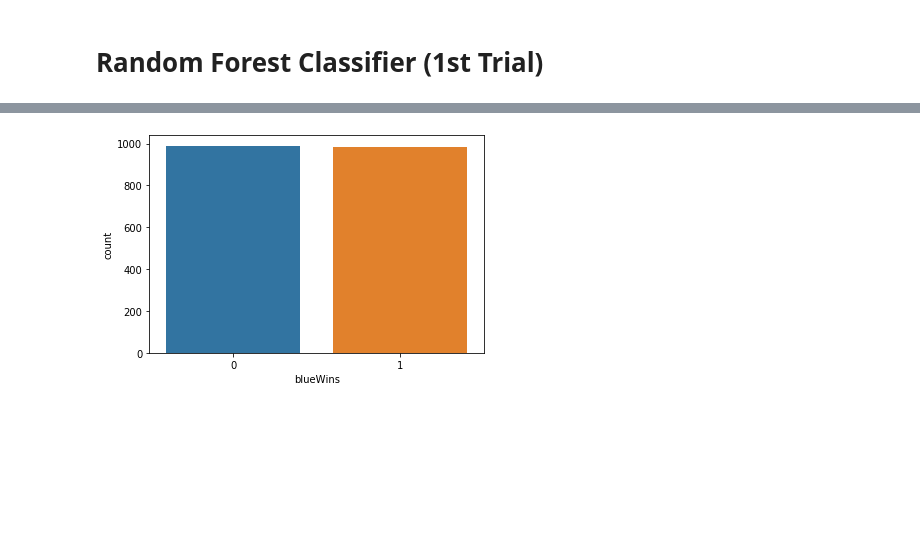
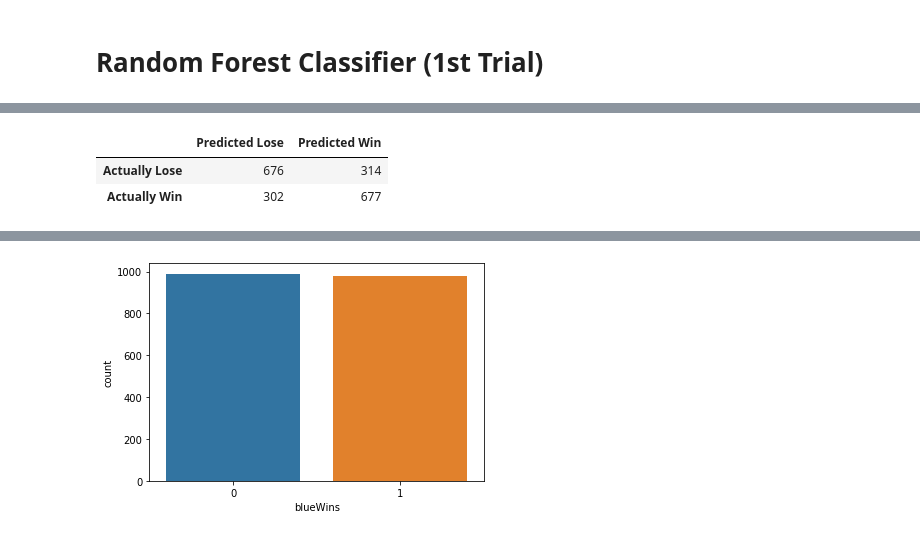
Before and after one commit to jhl126/For-Fun-LoL-Data, a Jupyter notebook: Lol Blue Wins Classification.ipynb, the cells around one changed output, grey strips where cells are left out. Cells and saved outputs as stored; diff of their text form; code cells hidden in the pictures; blank space fills up the shorter version.

```diff
--- a/Lol Blue Wins Classification.ipynb
+++ b/Lol Blue Wins Classification.ipynb
@@ -160,0 +229,21 @@ Name: blueWins, dtype: int64
+# %%
+# split the columns into categorical, binary, and numeric columns to be used in a pipeline
+# the data does not seem to have any categorical data
+num_cols = [
+    "blueWardsPlaced",
+    "blueWardsDestroyed",
+    "blueKills",
+    "blueDeaths",
+    "blueAssists",
+    "blueEliteMonsters",
+    "blueTotalGold",
+    "blueTotalExperience",
+    "blueTotalMinionsKilled",
+    "blueTotalJungleMinionsKilled",
+]
+bin_cols = [
+    "blueFirstBlood",
+    "blueDragons",
+    "blueHeralds",
+    "blueTowersDestroyed",
+]
@@ -302,0 +307,13 @@ y_pred = model.predict(X_test)
+# %%
+y_pred = pipeline.predict(X_test)
+
+con_mat = pd.DataFrame(
+    confusion_matrix(y_test, y_pred),
+    index=["Actually Lose", "Actually Win"],
+    columns=["Predicted Lose", "Predicted Win"],
+)
+con_mat.style.background_gradient(axis=None)
+# %% [output]
+|  | Predicted Lose | Predicted Win |
+| Actually Lose | 676 | 314 |
+| Actually Win | 302 | 677 |
```
Also changed, not shown: parts of 65 cells of this notebook.
